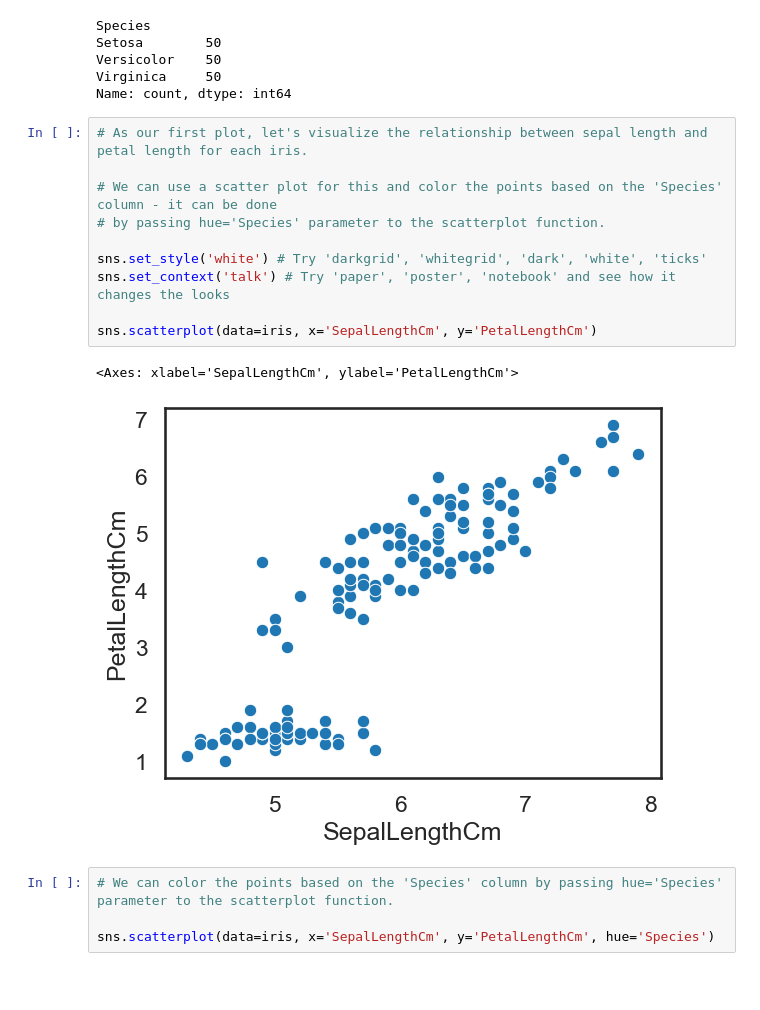
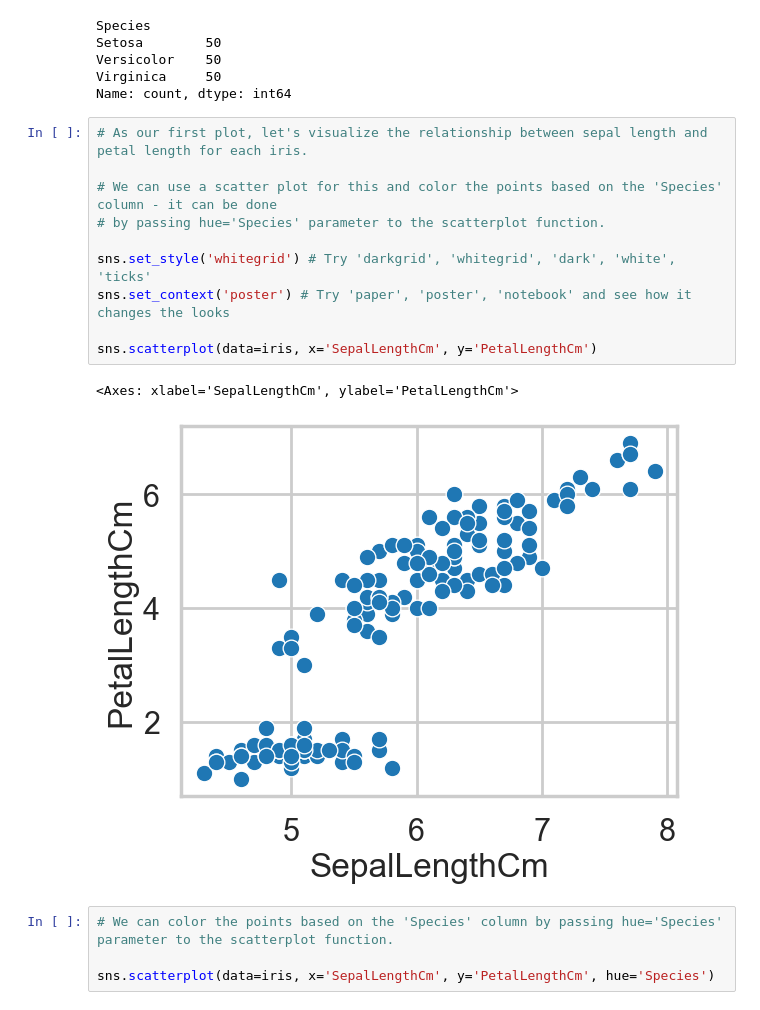
Before and after one commit to sMaciek45/pum-24, a Jupyter notebook: seaborn_intro.ipynb, the cells around one changed output. Saved outputs shown, nothing was run; the diff lists cells and outputs as text; blank space fills up the shorter version.

```diff
--- a/seaborn_intro.ipynb
+++ b/seaborn_intro.ipynb
@@ -40,16 +40,16 @@ Name: count, dtype: int64
 # %%
 # As our first plot, let's visualize the relationship between sepal length and petal length for each iris.
 
 # We can use a scatter plot for this and color the points based on the 'Species' column - it can be done
 # by passing hue='Species' parameter to the scatterplot function.
 
-sns.set_style('white') # Try 'darkgrid', 'whitegrid', 'dark', 'white', 'ticks'
-sns.set_context('talk') # Try 'paper', 'poster', 'notebook' and see how it changes the looks
+sns.set_style('whitegrid') # Try 'darkgrid', 'whitegrid', 'dark', 'white', 'ticks'
+sns.set_context('poster') # Try 'paper', 'poster', 'notebook' and see how it changes the looks
 
 sns.scatterplot(data=iris, x='SepalLengthCm', y='PetalLengthCm')
 # %% [output]
 <Axes: xlabel='SepalLengthCm', ylabel='PetalLengthCm'>
-[figure, old version]
+[figure, new version]
 # %%
 # We can color the points based on the 'Species' column by passing hue='Species' parameter to the scatterplot function.
 
```
Also changed, not shown: parts of 1 cell of this notebook, 3 other files.
